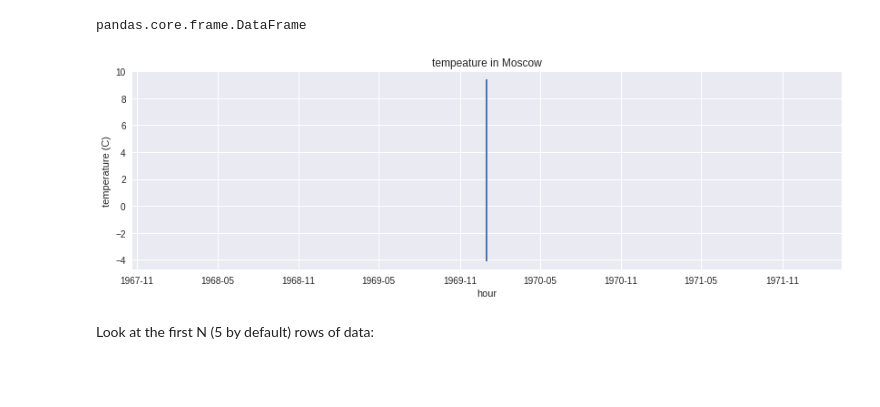
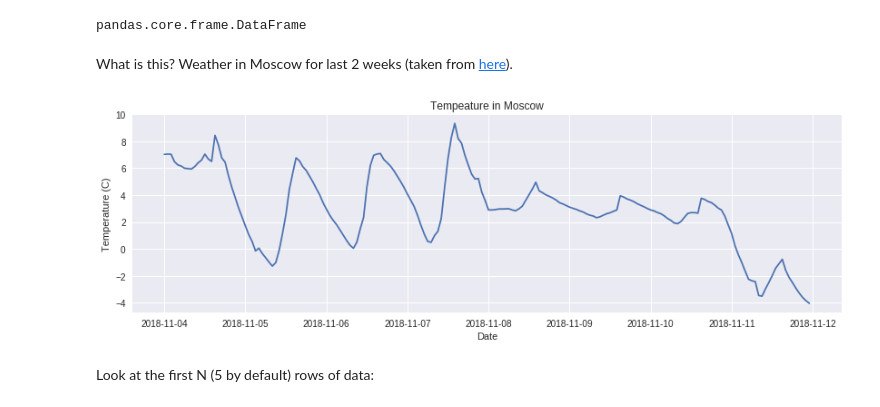
Before and after one commit to SiLiKhon/HEPStatsSeminar, a Jupyter notebook: Basics_of_data_handling.ipynb, the cells around one changed output. Saved outputs shown, nothing was run; the diff lists cells and outputs as text; code cells hidden in the pictures; blank space fills up the shorter version.

```diff
--- a/Basics_of_data_handling.ipynb
+++ b/Basics_of_data_handling.ipynb
@@ -51,15 +51,18 @@ df = pd.read_csv("https://raw.githubusercontent.com/SiLiKhon/HEPStatsSeminar/mas
 type(df)
 # %% [output]
 pandas.core.frame.DataFrame
+# %% [markdown]
+What is this? Weather in Moscow for last 2 weeks (taken from [here](https://www.meteoblue.com/en/weather/archive/export/moscow_russia_524901)).
 # %%
 fig, ax = plt.subplots(figsize=(14,4))
-ax.plot(pd.to_datetime(df['Year'] + df['Month'] + df['Day'] + df['Hour']), df['Temperature  [2 m above gnd]'])
+df['datestamp'] = pd.to_datetime(df[['Year', 'Month', 'Day', 'Hour']])
+ax.plot(df['datestamp'], df['Temperature  [2 m above gnd]'])
 ax.axis('tight')
-ax.set_title('tempeature in Moscow')
-ax.set_xlabel('hour')
-ax.set_ylabel('temperature (C)');
+ax.set_title('Tempeature in Moscow')
+ax.set_xlabel('Date')
+ax.set_ylabel('Temperature (C)');
 # %% [output]
-[figure, old version]
+[figure, new version]
 # %% [markdown]
 Look at the first N (5 by default) rows of data:
 # %%
```
